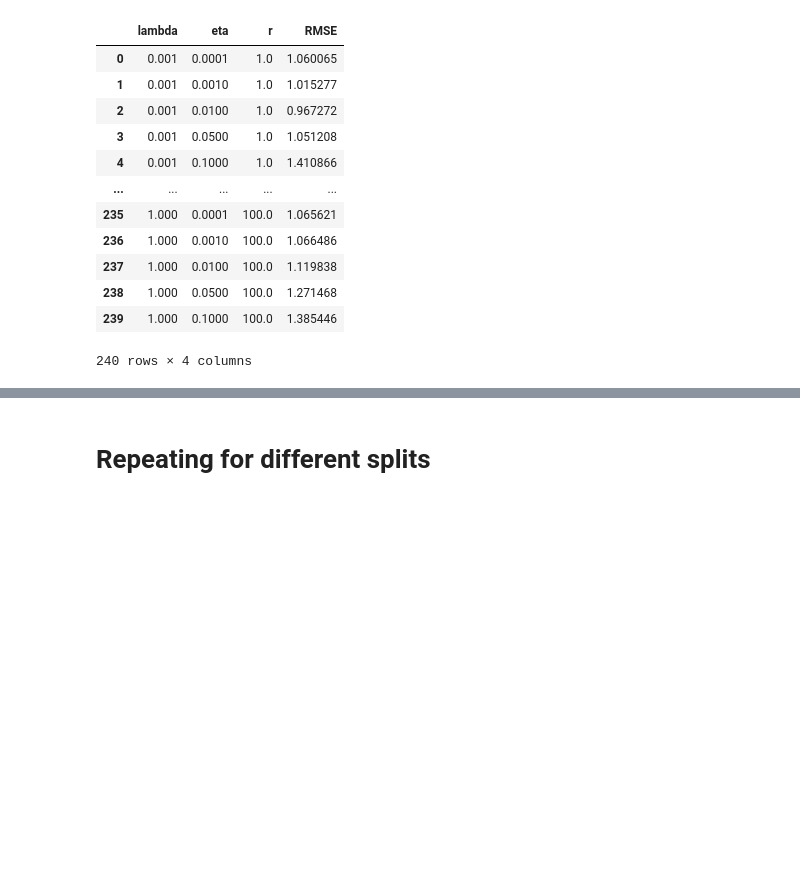
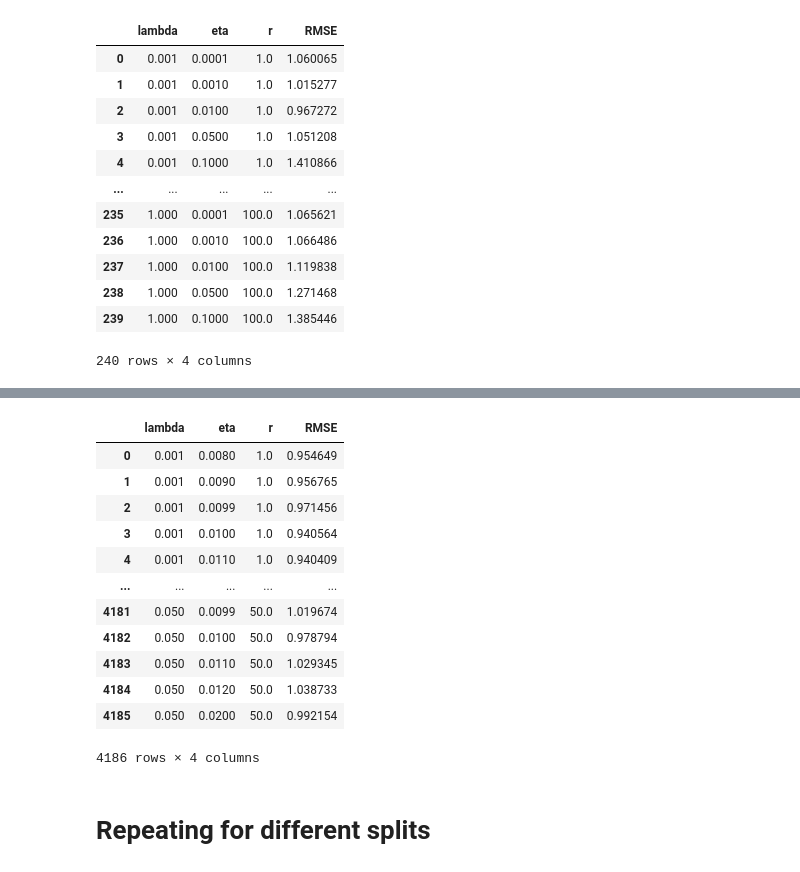
Before and after one commit to dmika1234/MoCaDR_proj1, a Jupyter notebook: src/presenting_results.ipynb, the cells around one changed output, grey strips where cells are left out. Saved outputs shown, nothing was run; the diff lists cells and outputs as text; code cells hidden in the pictures; blank space fills up the shorter version.

```diff
--- a/src/presenting_results.ipynb
+++ b/src/presenting_results.ipynb
@@ -288,3 +307,19 @@ res_sgd_all2
+# %%
+res_sgd_all3
+# %% [output]
+|  | lambda | eta | r | RMSE |
+| 0 | 0.001 | 0.0080 | 1.0 | 0.954649 |
+| 1 | 0.001 | 0.0090 | 1.0 | 0.956765 |
+| 2 | 0.001 | 0.0099 | 1.0 | 0.971456 |
+| 3 | 0.001 | 0.0100 | 1.0 | 0.940564 |
+| 4 | 0.001 | 0.0110 | 1.0 | 0.940409 |
+| ... | ... | ... | ... | ... |
+| 4181 | 0.050 | 0.0099 | 50.0 | 1.019674 |
+| 4182 | 0.050 | 0.0100 | 50.0 | 0.978794 |
+| 4183 | 0.050 | 0.0110 | 50.0 | 1.029345 |
+| 4184 | 0.050 | 0.0120 | 50.0 | 1.038733 |
+| 4185 | 0.050 | 0.0200 | 50.0 | 0.992154 |
+4186 rows × 4 columns
 # %% [markdown]
 # Repeating for different splits
 # %%
```
Also changed, not shown: parts of 2 cells of this notebook, 1 other file.
